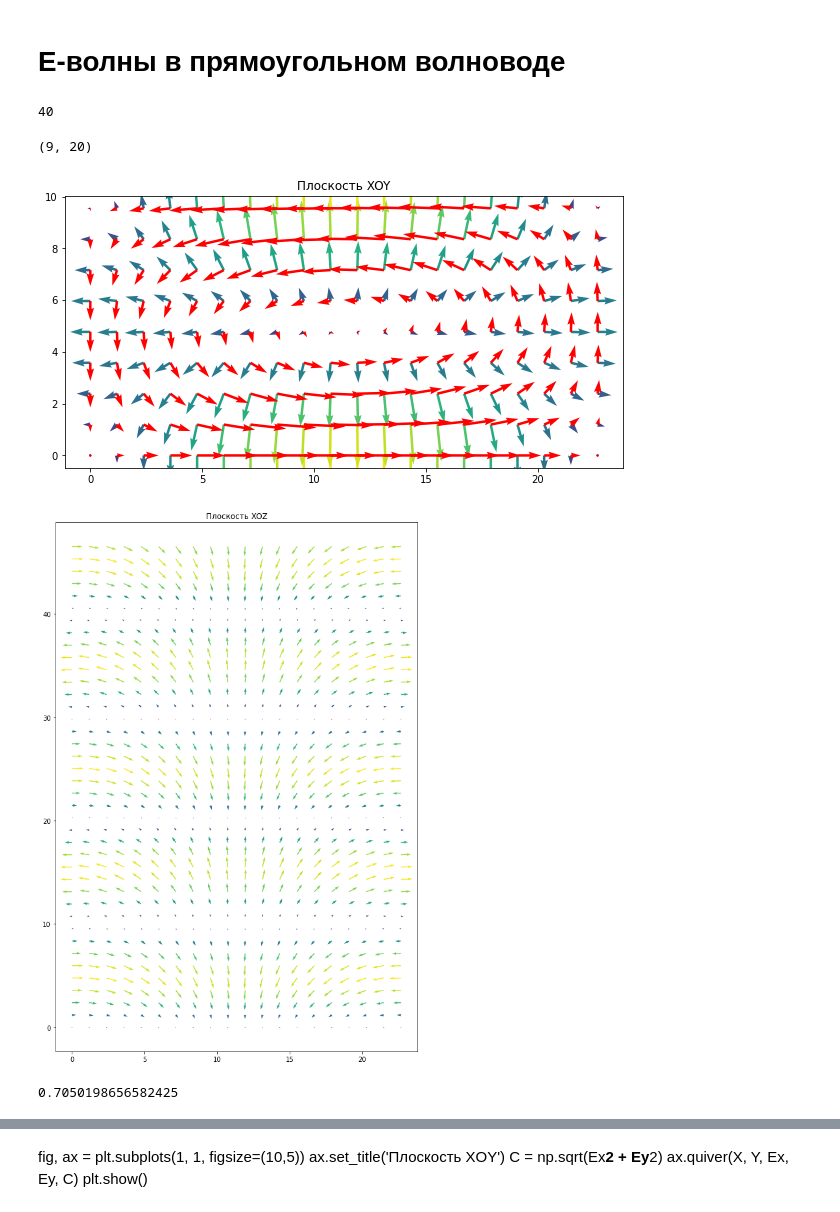
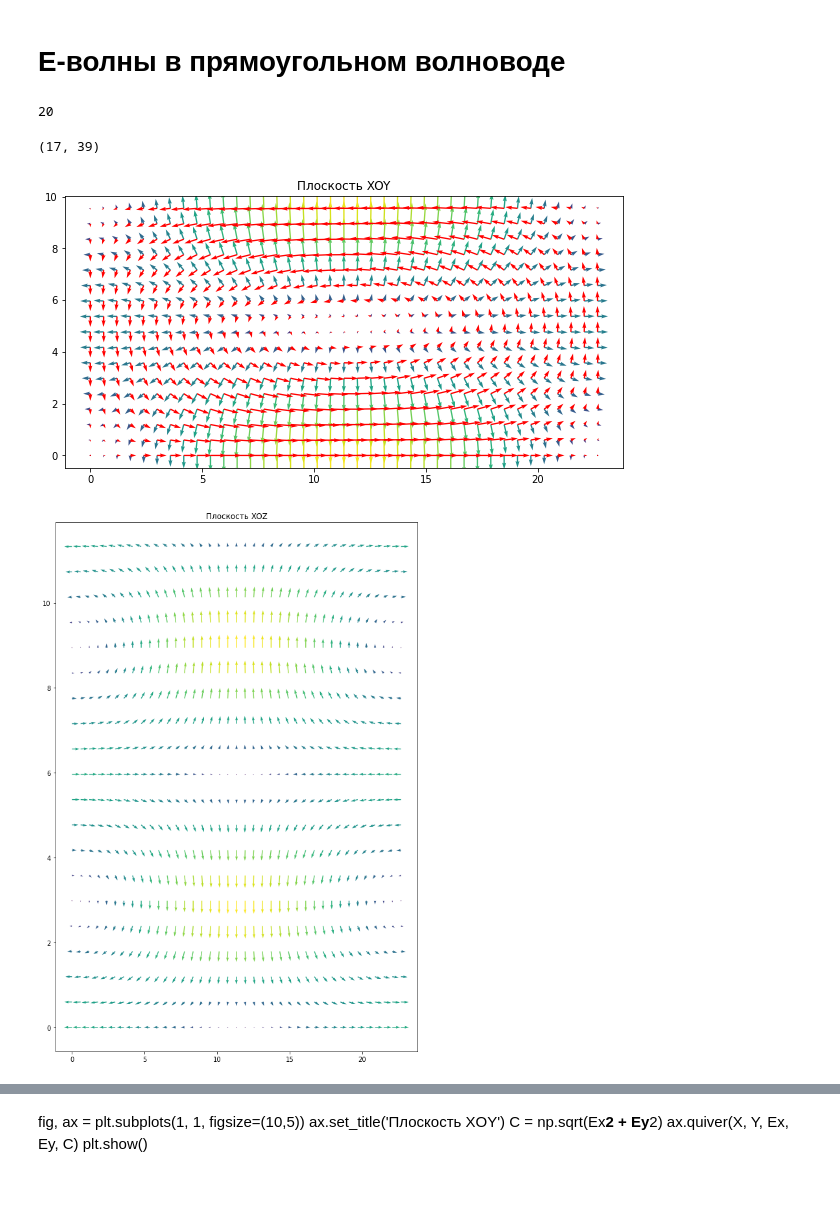
Before and after one commit to MargaritaWraith/FDTD, a Jupyter notebook: Поле в волноводе.ipynb, the cells around one changed output, grey strips where cells are left out. Cells and saved outputs as stored; diff of their text form; code cells hidden in the pictures.

```diff
--- a/Поле в волноводе.ipynb
+++ b/Поле в волноводе.ipynb
@@ -57,12 +57,12 @@ k = 0.526717
 # E-волны в прямоугольном волноводе
 # %%
 # Матрица координат
-x = np.arange(0, a, lambda_v/10)
-y = np.arange(0, b, lambda_v/10)
-z = np.arange(0, 4 * lambda_v, lambda_v/10)
+x = np.arange(0, a, lambda_v/20)
+y = np.arange(0, b, lambda_v/20)
+z = np.arange(0, 1 * lambda_v, lambda_v/20)
 len(z)
 # %% [output]
-40
+20
 # %%
 E0z = 1 # В/м
 
@@ -94,7 +94,7 @@ def getHz(x, y, z):
 Xz0, Yz0 = np.meshgrid(x, y)
 np.shape(Xz0)
 # %% [output]
-(9, 20)
+(17, 39)
 # %%
 z0 = lambda_v*0 + 0.0001 # координата поперечного сечения
 
@@ -117,25 +117,21 @@ ax.quiver(Xz0, Yz0, Hx_z0, Hy_z0, color = 'red')
 
 plt.show()
 # %% [output]
-[figure, old version]
+[figure, new version]
 # %%
 Xy0, Zy0 = np.meshgrid(x, z)
 
 y0 = b/2 # координата поперечного сечения
 
-Ex_y0 = getEx(Xy0, Zy0, y0)
-Ez_y0 = getEz(Xy0, Zy0, y0)
+Ex_y0 = getEx(Xy0, y0, Zy0)
+Ez_y0 = getEz(Xy0, y0, Zy0)
 Ex_y0 = np.imag(Ex_y0)
 Ez_y0 = np.imag(Ez_y0)
 
 fig, ax = plt.subplots(1, 1, figsize=(10,15))
 ax.set_title('Плоскость XOZ')
 C = np.sqrt(Ex_y0**2 + Ez_y0**2)
 ax.quiver(Xy0, Zy0, Ex_y0, Ez_y0, C)
 plt.show()
 # %% [output]
-[figure, old version]
+[figure, new version]
-# %%
-np.max(Ez_y0)
-# %% [output]
-0.7050198656582425
```
Also changed, not shown: parts of 2 cells of this notebook.
